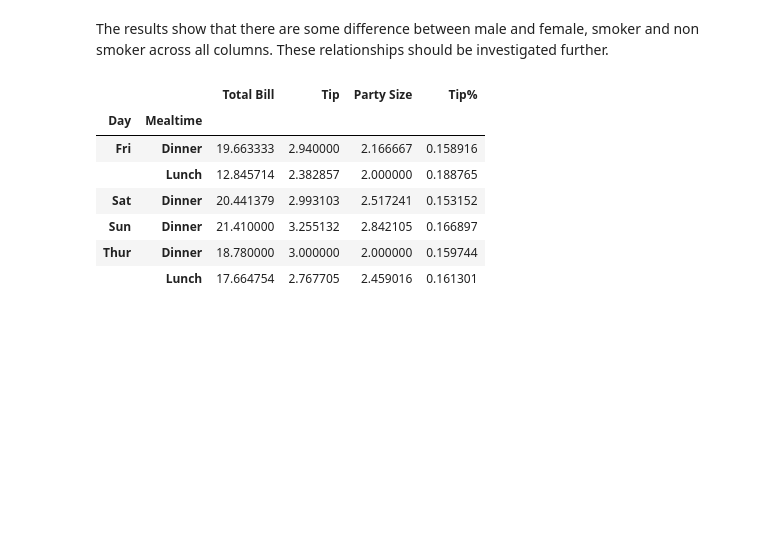
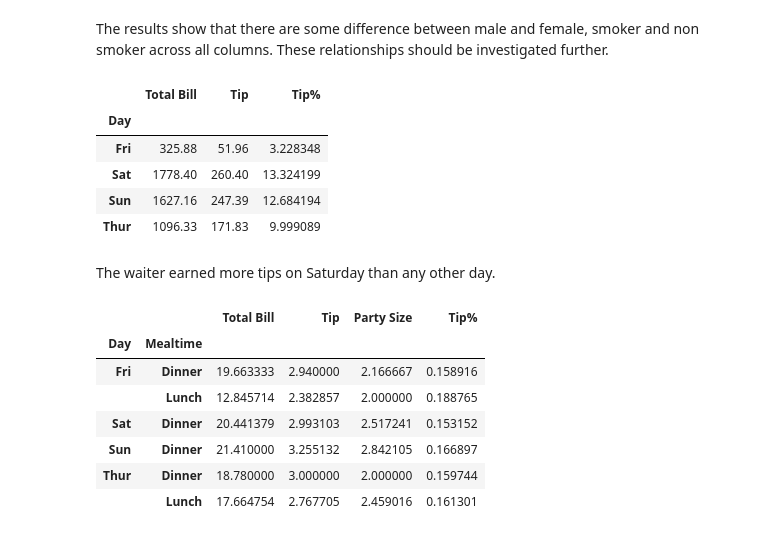
Before and after one commit to pcaulfie/fundamentals-project, a Jupyter notebook: Fundamentals of Data Analysis.ipynb, the cells around one changed output. Drawn from its saved outputs; the diff is of its cells as text; code cells hidden in the pictures; blank space fills up the shorter version.

```diff
--- a/Fundamentals of Data Analysis.ipynb
+++ b/Fundamentals of Data Analysis.ipynb
@@ -433,5 +491,21 @@ means1 # Print result
 # %% [markdown]
 The results show that there are some difference between male and female, smoker and non smoker across all columns. These relationships should be investigated further.
+# %%
+# Investigate which is the best day for tips
+# Adapted from https://devarea.com/python-machine-learning-example-linear-regression/#.XeDYeej7TIV
+# use groupby function to sum each column Total Bill, Tip, Party Size and Tip %
+df4=df.groupby('Day').sum() # sum per day
+df4.drop('Party Size',inplace=True,axis=1) # sum of party size column is not relevant
+df4
+# %% [output]
+|  | Total Bill | Tip | Tip% |
+| Day |  |  |  |
+| Fri | 325.88 | 51.96 | 3.228348 |
+| Sat | 1778.40 | 260.40 | 13.324199 |
+| Sun | 1627.16 | 247.39 | 12.684194 |
+| Thur | 1096.33 | 171.83 | 9.999089 |
+# %% [markdown]
+The waiter earned more tips on Saturday than any other day.
 # %%
 # Investigate if there in much difference in tips by day of week and mealtime
 # Adapted from McKinney 2019
```
Also changed, not shown: parts of 35 cells of this notebook, 2 other files.
